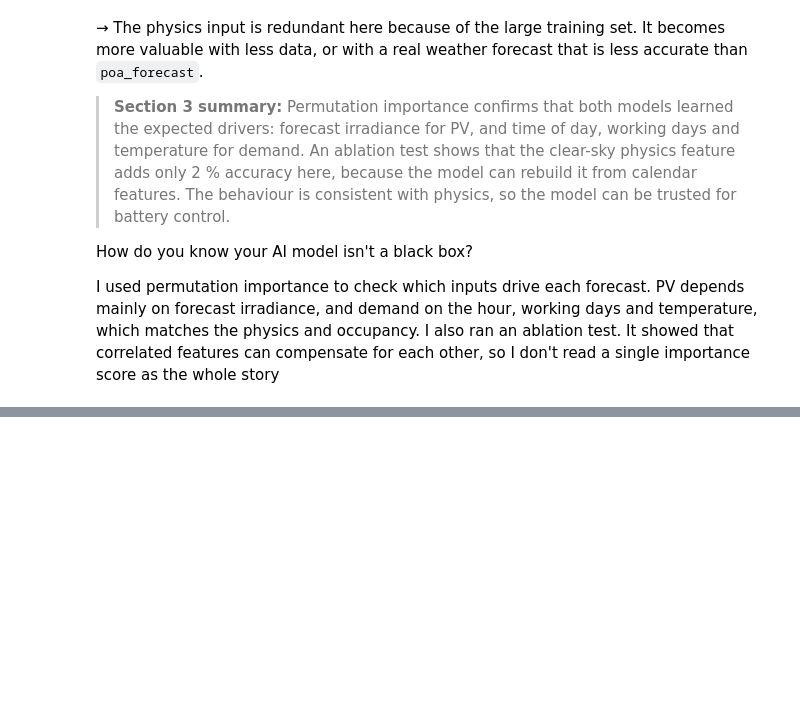
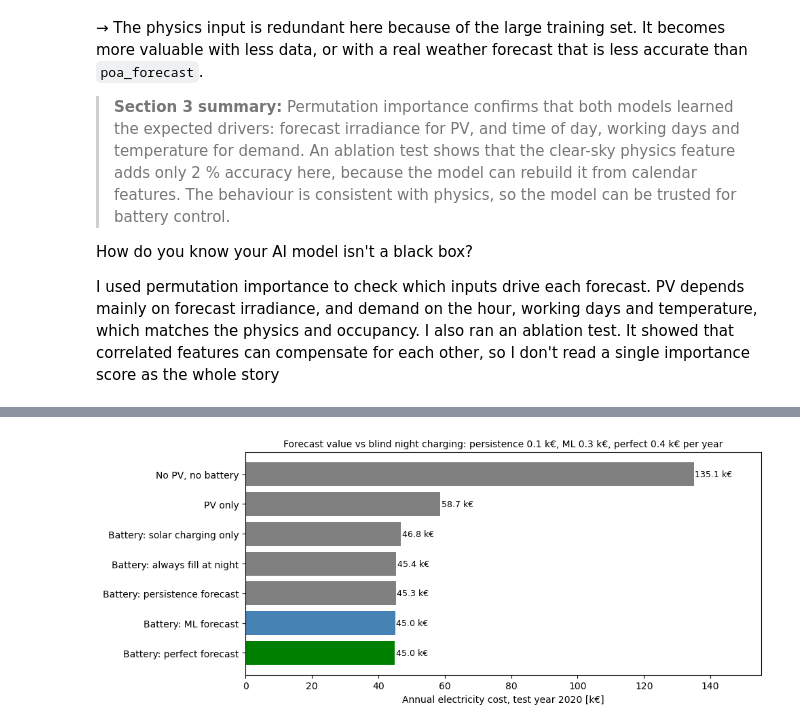
Before and after one commit to maduakordavid01-ui/solar-pv-python, a Jupyter notebook: 02_my_ai_forecasting.ipynb, the cells around one changed output, grey strips where cells are left out. Drawn from its saved outputs; the diff is of its cells as text; code cells hidden in the pictures; blank space fills up the shorter version.

Commit message:
NB2 Section 4: battery control strategies + night-charging fix

```diff
--- a/02_my_ai_forecasting.ipynb
+++ b/02_my_ai_forecasting.ipynb
@@ -393,0 +407,7 @@ I used permutation importance to check which inputs drive each forecast. PV depe
+# %%
+#battery and tariff settings
+
+CAP, PMAX, SOC_MIN   = 300.0, 150.0, 0.10      # kWh, kW, minimum charge (10 %)
+ETA_C, ETA_D         = 0.96, 0.96               # charge × discharge = 0.92 round trip
+P_PEAK, P_OFF, P_EXP = 0.25, 0.16, 0.04         # €/kWh
+CO2_GRID = 0.056      # kg CO2/kWh: assumed French grid average (check the ADEME value)
@@ -393,0 +501,20 @@ I used permutation importance to check which inputs drive each forecast. PV depe
+# %%
+#cost chart
+
+c = results["Annual cost [k€]"]
+ref = c["Battery: always fill at night"]
+gain = {k: ref - c[f"Battery: {k} forecast"] for k in ["persistence", "ML", "perfect"]}
+
+fig, ax = plt.subplots(figsize=(10, 4.2))
+order = results.index[::-1]
+colors = ["green" if "perfect" in s else "steelblue" if "ML" in s else "grey" for s in order]
+ax.barh(order, c[order], color=colors)
+for y, v in enumerate(c[order]):
+    ax.text(v + 0.3, y, f"{v:,.1f} k€", va="center", fontsize=9)
+ax.set_xlabel("Annual electricity cost, test year 2020 [k€]")
+ax.set_xlim(0, c.max() * 1.15)
+ax.set_title(f"Forecast value vs blind night charging: persistence {gain['persistence']:.1f} k€, "
+             f"ML {gain['ML']:.1f} k€, perfect {gain['perfect']:.1f} k€ per year", fontsize=10)
+plt.tight_layout(); plt.show()
+# %% [output]
+[figure, added]
```
Also changed, not shown: parts of 6 cells of this notebook.
